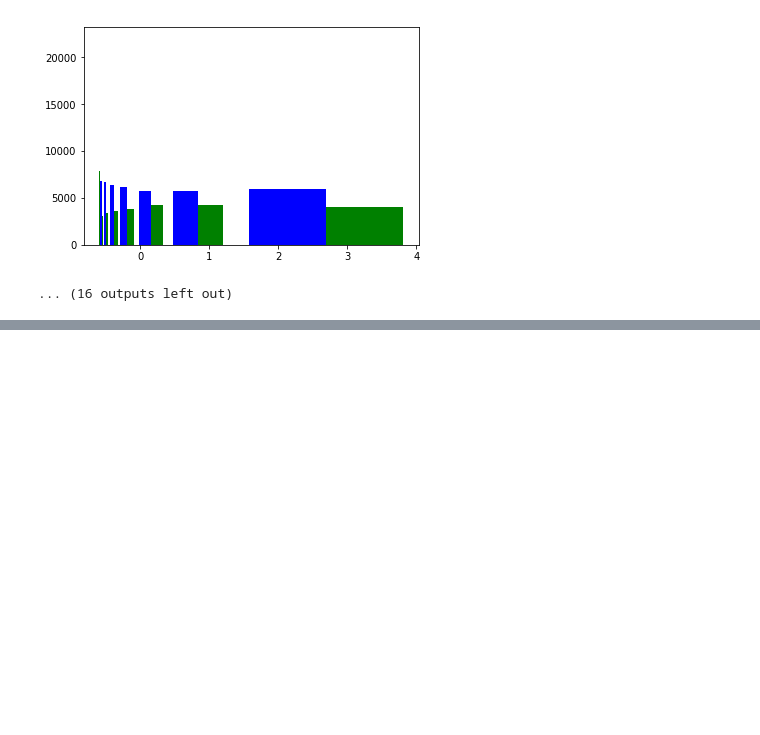
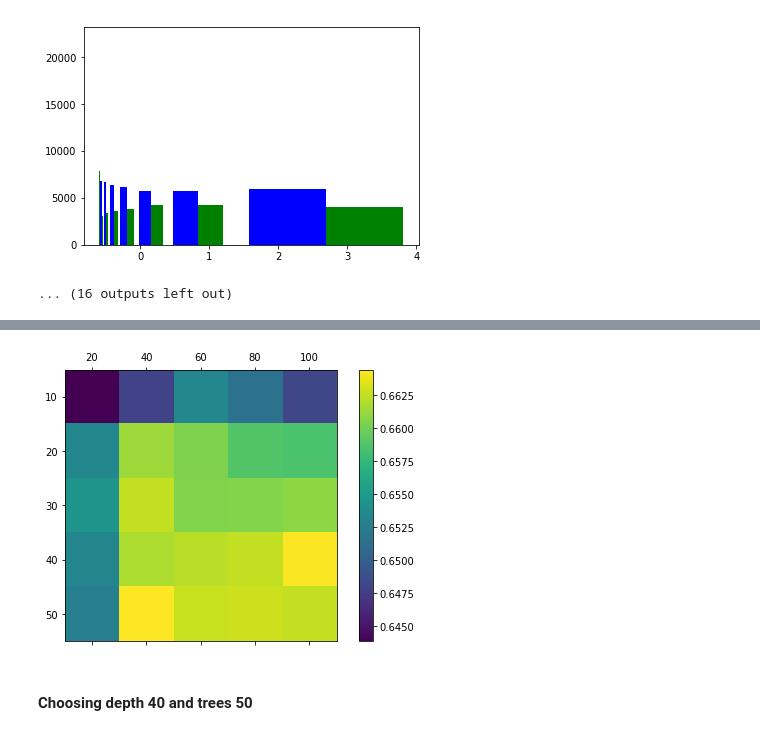
Before and after one commit to ajindal1/ml_cs273_rain_pred, a Jupyter notebook: data_scripts/data_bins.ipynb, the cells around one changed output, grey strips where cells are left out. Saved outputs shown, nothing was run; the diff lists cells and outputs as text; code cells hidden in the pictures; blank space fills up the shorter version.

```diff
--- a/data_scripts/data_bins.ipynb
+++ b/data_scripts/data_bins.ipynb
@@ -63,0 +222,23 @@ Graph for Feature:  6
+# %%
+trees=[10,20,30,40,50]
+max_depth=[20,40,60,80,100]
+tr_auc = []
+va_auc = []
+for i,k in enumerate(trees):
+    tr=[]
+    va=[]
+    for j,a in enumerate(max_depth):
+        print "learning for #trees: ", k, " and depth : ", a
+        learner= RandomForestClassifier(criterion='gini',max_depth=a, max_features='auto',
+                                        min_samples_leaf=1, min_samples_split=2, n_estimators=k)
+        learner.fit(xtr_p, Y)
+        yh_val=learner.predict(xva_p)
+        fpr, tpr, thresholds = metrics.roc_curve(Y_val, yh_val, pos_label=1)
+        va.append(metrics.auc(fpr, tpr))
+        yh=learner.predict(xtr_p)
+        fpr, tpr, thresholds = metrics.roc_curve(Y, yh, pos_label=1)
+        tr.append(metrics.auc(fpr, tpr))
+    print tr
+    print va
+    tr_auc.append(tr)
+    va_auc.append(va)
@@ -63,0 +263,15 @@ Graph for Feature:  6
+# %%
+# for i in va_auc:
+#     print i
+# for i in tr_auc:
+#     print i
+f, ax = plt.subplots(1, 1, figsize=(8, 5))
+cax = ax.matshow(va_auc, interpolation='nearest')
+f.colorbar(cax)
+ax.set_xticklabels(['']+max_depth)
+ax.set_yticklabels(['']+trees)
+plt.show()
+# %% [output]
+[figure, added]
+# %% [markdown]
+#### Choosing depth 40 and trees 50
```
Also changed, not shown: parts of 29 cells of this notebook, 1 other file.
